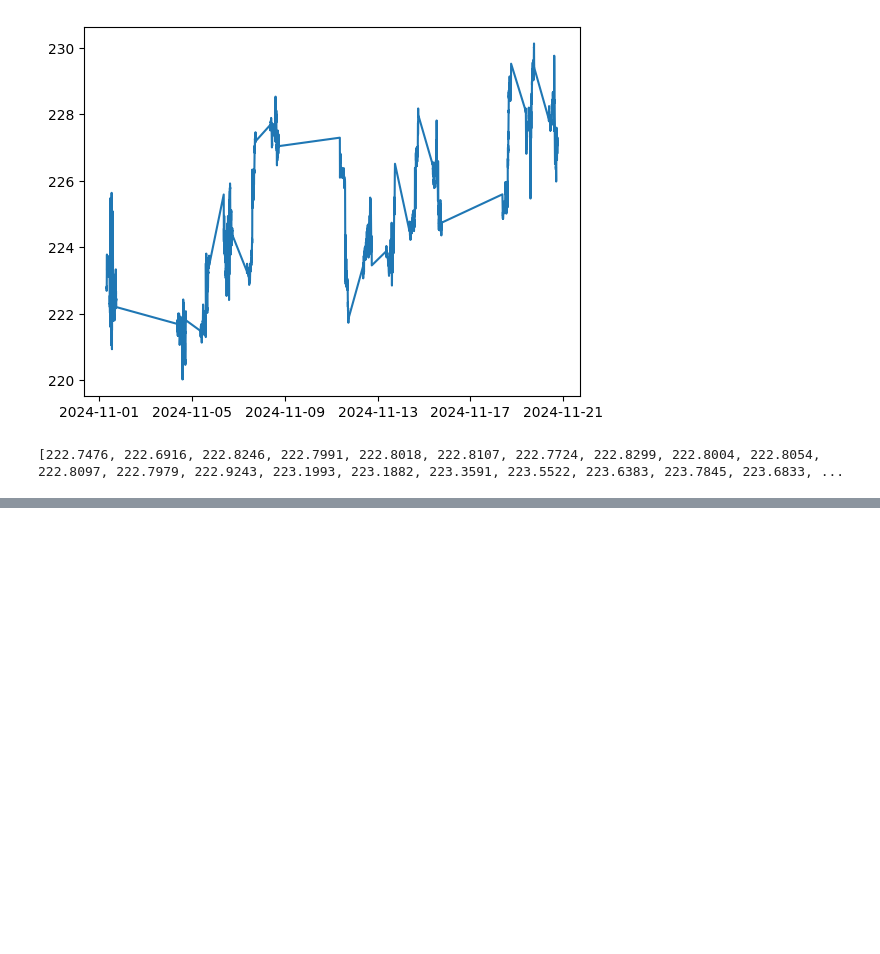
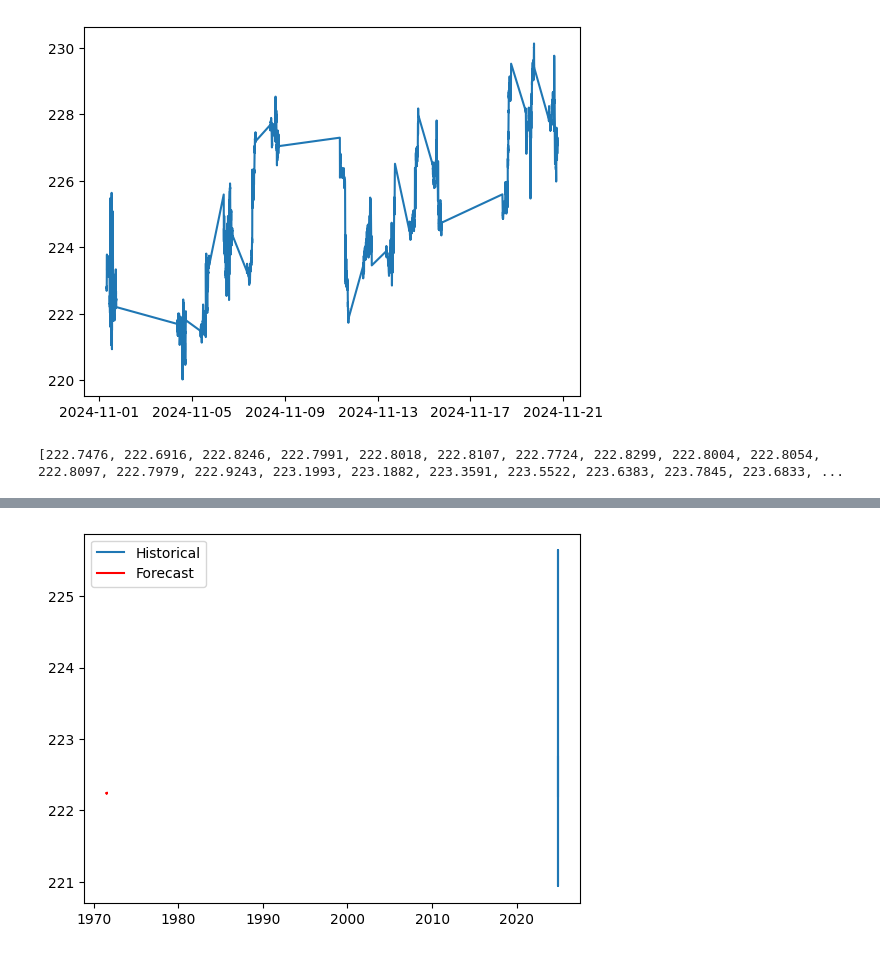
Before and after one commit to serhiimytsyk/CloudComputing, a Jupyter notebook: Untitled.ipynb, the cells around one changed output, grey strips where cells are left out. Cells and saved outputs as stored; diff of their text form; code cells hidden in the pictures; blank space fills up the shorter version.

```diff
--- a/Untitled.ipynb
+++ b/Untitled.ipynb
@@ -336,0 +483,11 @@ print(numbers)
+# %%
+forecast_steps = 10  # Number of minutes to forecast
+forecast = model_fit.forecast(steps=forecast_steps)
+print("Forecasted Prices:", forecast)
+
+# Plot the forecast
+plt.plot(data["Price"], label="Historical")
+plt.plot(range(len(data), len(data) + forecast_steps), forecast, label="Forecast", color="red")
+plt.legend()
+plt.show()
+# %% [output]
@@ -336,0 +505 @@ print(numbers)
+[figure, added]
```
Also changed, not shown: parts of 11 cells of this notebook.
